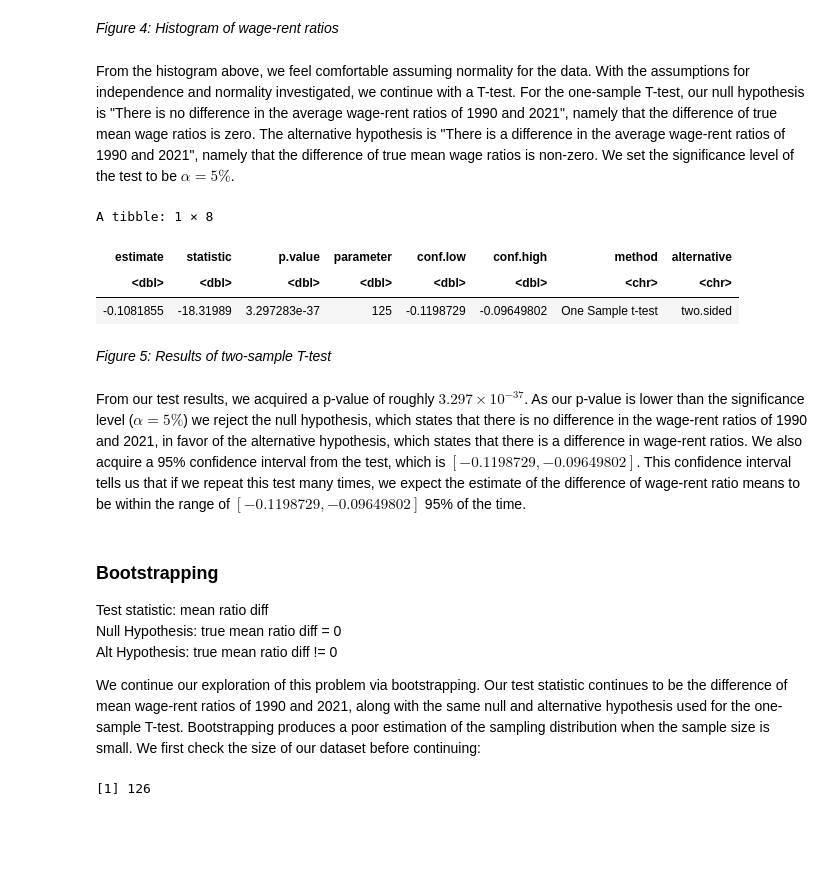
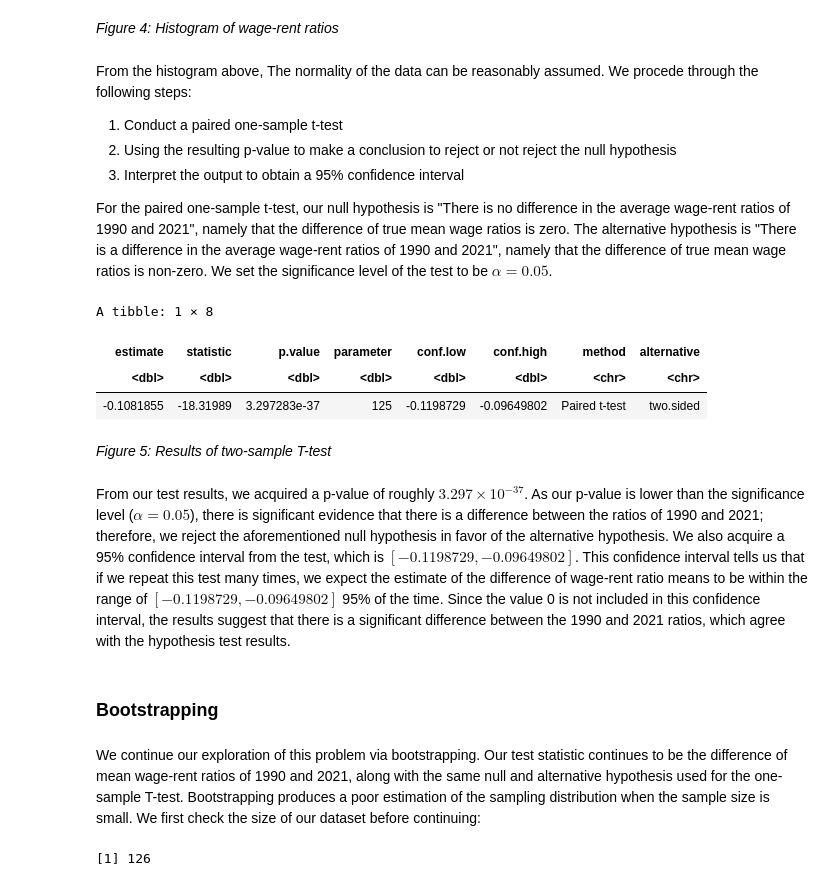
Before and after one commit to Guo-Michael/stat_201_project, a Jupyter notebook: final_report.ipynb, the cells around one changed output. Cells and saved outputs as stored; diff of their text form; code cells hidden in the pictures; blank space fills up the shorter version.

Commit message:
Final Report - Revised by Michael
(apologies I committed to the main branch; forgot to switch when editing and staging earlier)

```diff
--- a/final_report.ipynb
+++ b/final_report.ipynb
@@ -172,26 +182,28 @@ ratio_diff_dist
 # %% [markdown]
 *Figure 4: Histogram of wage-rent ratios*
 # %% [markdown]
-From the histogram above, we feel comfortable assuming normality for the data. With the assumptions for independence and normality investigated, we continue with a T-test. For the one-sample T-test, our null hypothesis is "There is no difference in the average wage-rent ratios of 1990 and 2021", namely that the difference of true mean wage ratios is zero. The alternative hypothesis is "There is a difference in the average wage-rent ratios of 1990 and 2021", namely that the difference of true mean wage ratios is non-zero. We set the significance level of the test to be $\alpha = 5\%$.
+From the histogram above, The normality of the data can be reasonably assumed. We procede through the following steps:
+
+1. Conduct a paired one-sample t-test
+2. Using the resulting p-value to make a conclusion to reject or not reject the null hypothesis
+3. Interpret the output to obtain a 95% confidence interval
+
+For the paired one-sample t-test, our null hypothesis is "There is no difference in the average wage-rent ratios of 1990 and 2021", namely that the difference of true mean wage ratios is zero. The alternative hypothesis is "There is a difference in the average wage-rent ratios of 1990 and 2021", namely that the difference of true mean wage ratios is non-zero. We set the significance level of the test to be $\alpha = 0.05$.
 # %%
-tidy(t.test(rentwage_clean$ratio_diff, mu=0))
+tidy(t.test(rentwage_clean$year2021,rentwage_clean$year1990, mu=0, paired=TRUE,conf.level=1-0.05))
 # %% [output]
 A tibble: 1 × 8
 | estimate | statistic | p.value | parameter | conf.low | conf.high | method | alternative |
 | <dbl> | <dbl> | <dbl> | <dbl> | <dbl> | <dbl> | <chr> | <chr> |
-| -0.1081855 | -18.31989 | 3.297283e-37 | 125 | -0.1198729 | -0.09649802 | One Sample t-test | two.sided |
+| -0.1081855 | -18.31989 | 3.297283e-37 | 125 | -0.1198729 | -0.09649802 | Paired t-test | two.sided |
 # %% [markdown]
 *Figure 5: Results of two-sample T-test*
 # %% [markdown]
-From our test results, we acquired a p-value of roughly $3.297\times 10^{-37}$. As our p-value is lower than the significance level ($\alpha = 5\%$) we reject the null hypothesis, which states that there is no difference in the wage-rent ratios of 1990 and 2021, in favor of the alternative hypothesis, which states that there is a difference in wage-rent ratios. We also acquire a 95% confidence interval from the test, which is $[-0.1198729, -0.09649802]$. This confidence interval tells us that if we repeat this test many times, we expect the estimate of the difference of wage-rent ratio means to be within the range of $[-0.1198729, -0.09649802]$ 95% of the time.
+From our test results, we acquired a p-value of roughly $3.297\times 10^{-37}$. As our p-value is lower than the significance level ($\alpha = 0.05$), there is significant evidence that there is a difference between the ratios of 1990 and 2021; therefore, we reject the aforementioned null hypothesis in favor of the alternative hypothesis. We also acquire a 95% confidence interval from the test, which is $[-0.1198729, -0.09649802]$. This confidence interval tells us that if we repeat this test many times, we expect the estimate of the difference of wage-rent ratio means to be within the range of $[-0.1198729, -0.09649802]$ 95% of the time. Since the value 0 is not included in this confidence interval, the results suggest that there is a significant difference between the 1990 and 2021 ratios, which agree with the hypothesis test results.
 # %% [markdown]
 ### Bootstrapping
-
-Test statistic: mean ratio diff
-Null Hypothesis: true mean ratio diff = 0
-Alt Hypothesis: true mean ratio diff != 0
-
-We continue our exploration of this problem via bootstrapping. Our test statistic continues to be the difference of mean wage-rent ratios of 1990 and 2021, along with the same null and alternative hypothesis used for the one-sample T-test. Bootstrapping produces a poor estimation of the sampling distribution when the sample size is small. We first check the size of our dataset before continuing:
+# %% [markdown]
+We continue our exploration of this problem via bootstrapping. Our test statistic continues to be the difference of mean wage-rent ratios of 1990 and 2021, along with the same null and alternative hypothesis used for the one-sample T-test. Bootstrapping produces a poor estimation of the sampling distribution when the sample size is small. We first check the size of our dataset before continuing:
 # %%
 length(rentwage_clean$ratio_diff)
 # %% [output]
```
Also changed, not shown: parts of 17 cells of this notebook.
